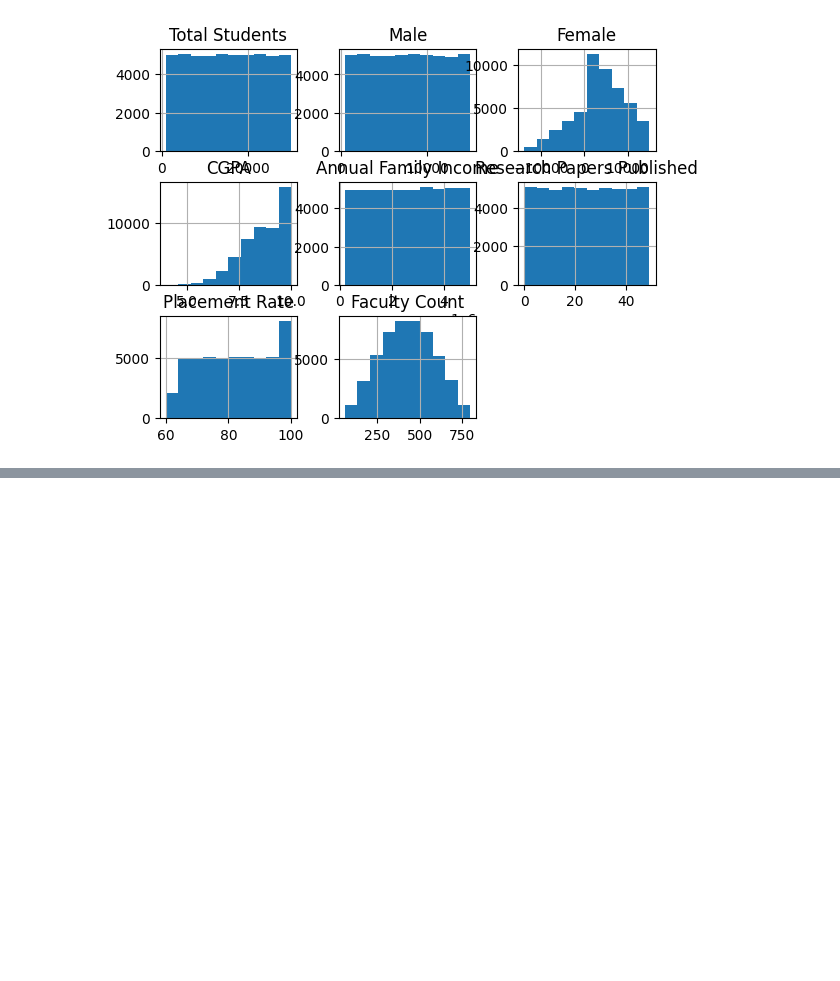
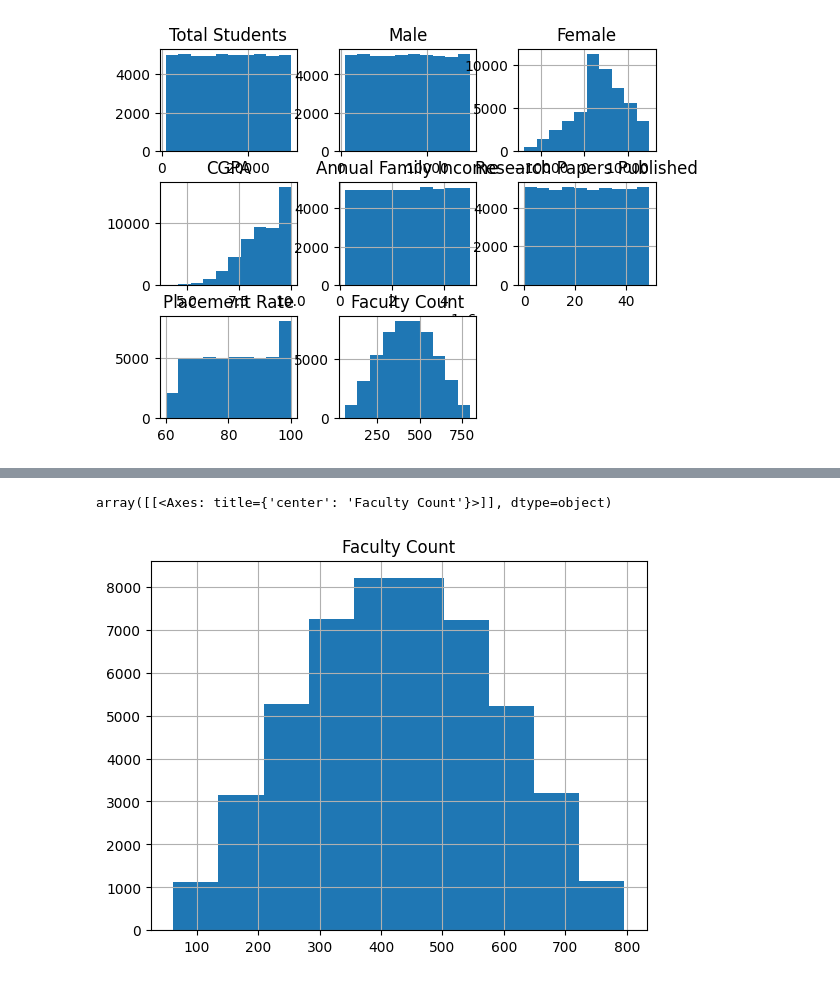
Before and after one commit to DenisaGhiriti/college, a Jupyter notebook: college.ipynb, the cells around one changed output, grey strips where cells are left out. Saved outputs shown, nothing was run; the diff lists cells and outputs as text; code cells hidden in the pictures; blank space fills up the shorter version.

```diff
--- a/college.ipynb
+++ b/college.ipynb
@@ -55,0 +166,5 @@ array([[<Axes: title={'center': 'Total Students'}>,
+# %%
+df.hist('Faculty Count')
+# %% [output]
+array([[<Axes: title={'center': 'Faculty Count'}>]], dtype=object)
+[figure, added]
```
Also changed, not shown: parts of 8 cells of this notebook.
